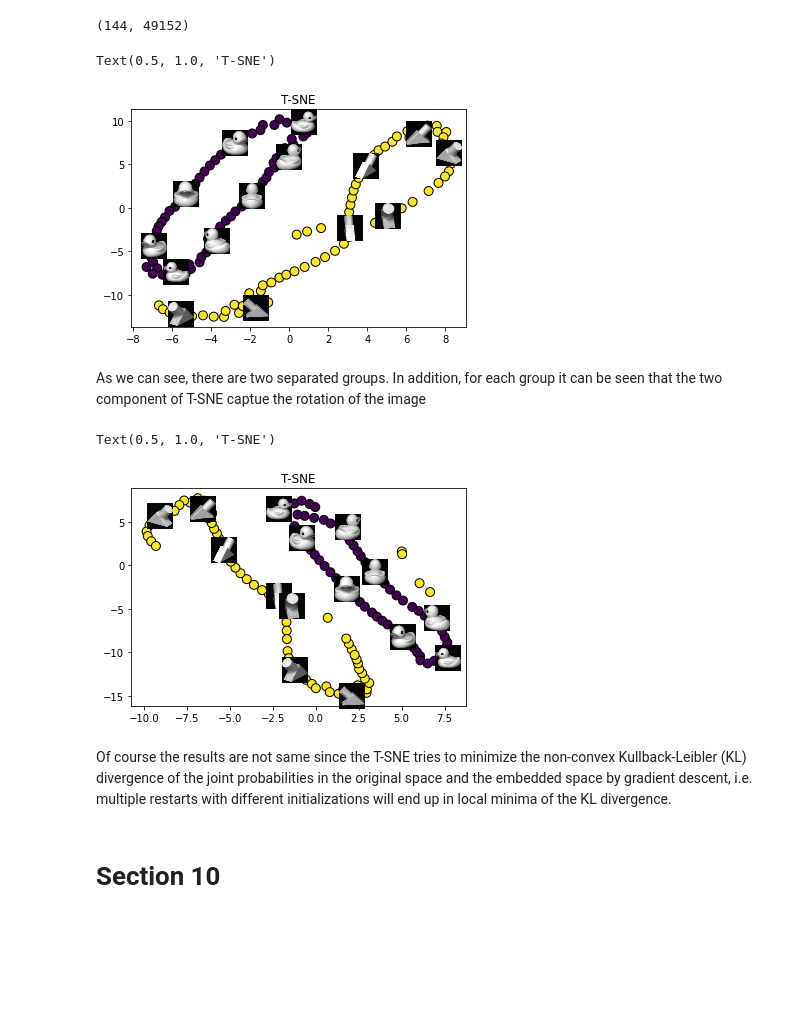
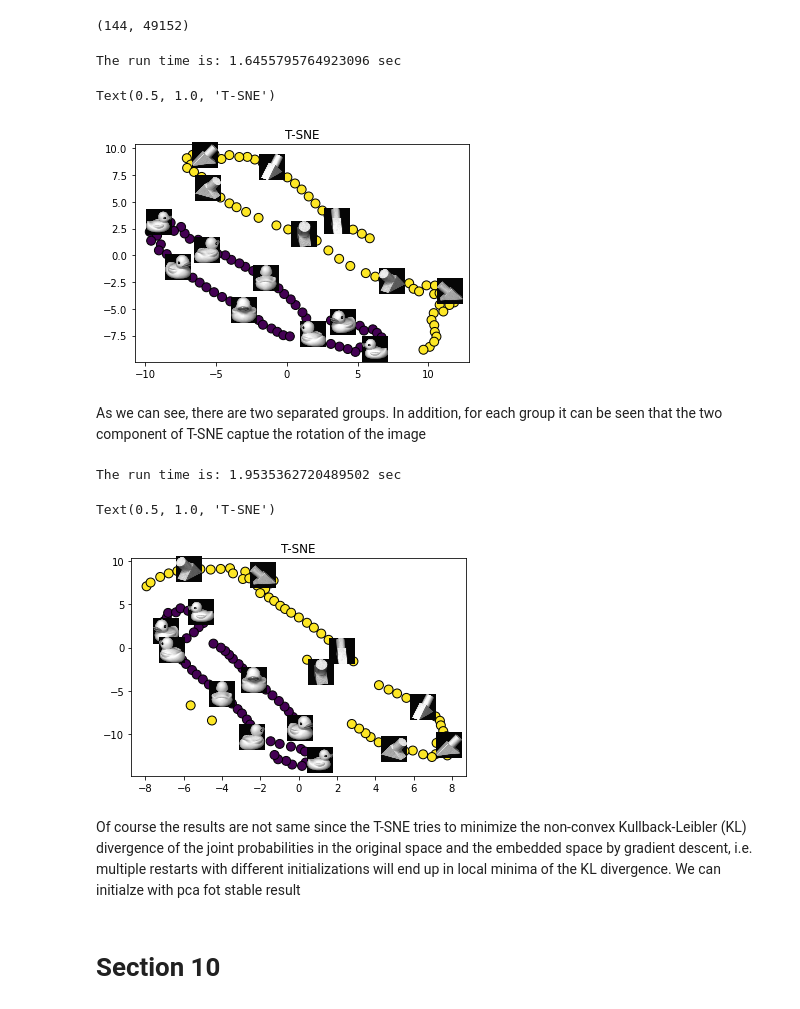
Before and after one commit to MordehayM/Solutions_For_Unsupervised_Learning_Course, a Jupyter notebook: EX1/ex1.ipynb, the cells around one changed output. Drawn from its saved outputs; the diff is of its cells as text; code cells hidden in the pictures; blank space fills up the shorter version.

```diff
--- a/EX1/ex1.ipynb
+++ b/EX1/ex1.ipynb
@@ -252,32 +269,39 @@ A good value for sigma in this case is 32035668.0. as I calculated using the Min
 # Section 7
 # %%
 #load images
-images_real = [cv2.imread(file) for file in glob.glob("C:/Users/HP/Desktop/coil-20-proc/coil-20-proc/obj[1-2]__*.png")] #I tool here object 1 and object 2
+images_real = [cv2.imread(file) for file in glob.glob("../coil-20-proc/obj[1-2]__*.png")] #I took here object 1 and object 2
 images = np.stack(images_real, axis=0).reshape(-1, images_real[0].size)
 
-images_label = [int(os.path.basename(file)[3]) for file in glob.glob("C:/Users/HP/Desktop/coil-20-proc/coil-20-proc/obj[1-2]__*.png")]
+images_label = [int(os.path.basename(file)[3]) for file in glob.glob("../coil-20-proc/obj[1-2]__*.png")]
 
 print(images.shape)
 # %% [output]
 (144, 49152)
 # %%
+start = time.time()
 images_embedded = TSNE(n_components=2,init='random').fit_transform(images)
+end = time.time()
+print(f"The run time is: {end - start} sec")
 fig, ax = plt.subplots()
 ax.scatter(images_embedded[:, 0],images_embedded[:, 1], marker='o',s=80,edgecolor='k',c=images_label)
 zoom = 0.2
 for i in np.arange(0, 144, 10):
     image = images_real[i]
     im = OffsetImage(image, zoom=zoom)
     ab = AnnotationBbox(im, (images_embedded[i, 0],images_embedded[i, 1]), xycoords='data', frameon=False)
     ax.add_artist(ab)
 ax.set_title("T-SNE")
 # %% [output]
-Text(0.5, 1.0, 'T-SNE')
+The run time is: 1.6455795764923096 sec
+Text(0.5, 1.0, 'T-SNE')
-[figure, old version]
+[figure, new version]
 # %% [markdown]
 As we can see, there are two separated groups. In addition, for each group it can be seen that the two component of T-SNE captue the rotation of the image
 # %%
+start = time.time()
 images_embedded = TSNE(n_components=2,init='random').fit_transform(images)
+end = time.time()
+print(f"The run time is: {end - start} sec")
 fig, ax = plt.subplots()
 ax.scatter(images_embedded[:, 0],images_embedded[:, 1], marker='o',s=80,edgecolor='k',c=images_label)
 zoom = 0.2
@@ -288,10 +312,11 @@ for i in np.arange(0, 144, 10):
     ax.add_artist(ab)
 ax.set_title("T-SNE")
 # %% [output]
-Text(0.5, 1.0, 'T-SNE')
+The run time is: 1.9535362720489502 sec
+Text(0.5, 1.0, 'T-SNE')
-[figure, old version]
+[figure, new version]
 # %% [markdown]
-Of course the results are not same since the T-SNE tries to minimize the  non-convex Kullback-Leibler (KL) divergence of the joint probabilities in the original space and the embedded space by gradient descent, i.e. multiple restarts with different initializations will end up in local minima of the KL divergence.
+Of course the results are not same since the T-SNE tries to minimize the  non-convex Kullback-Leibler (KL) divergence of the joint probabilities in the original space and the embedded space by gradient descent, i.e. multiple restarts with different initializations will end up in local minima of the KL divergence. We can initialze with pca fot stable result
 # %% [markdown]
 # Section 10
 # %%
```
Also changed, not shown: parts of 10 cells of this notebook.
